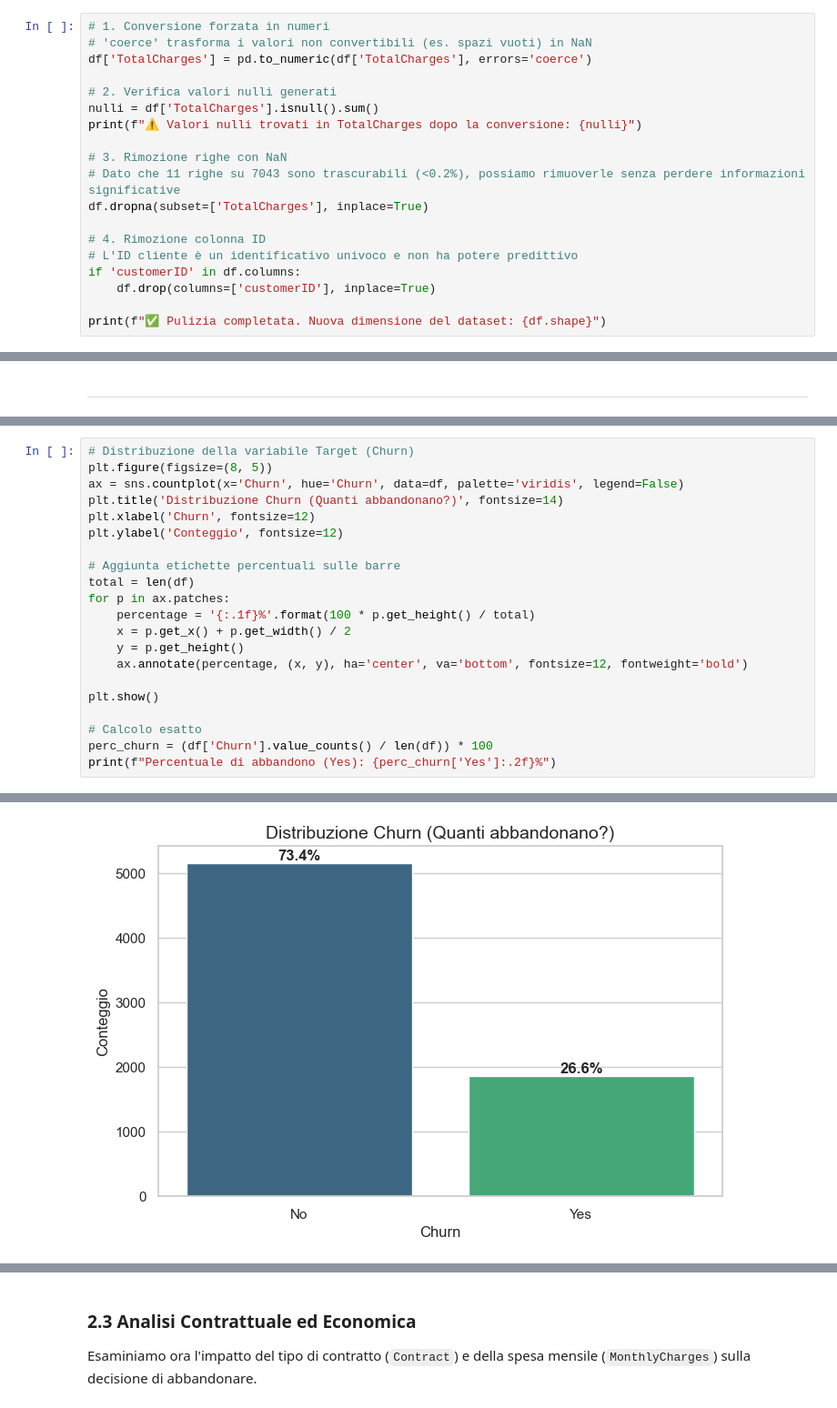
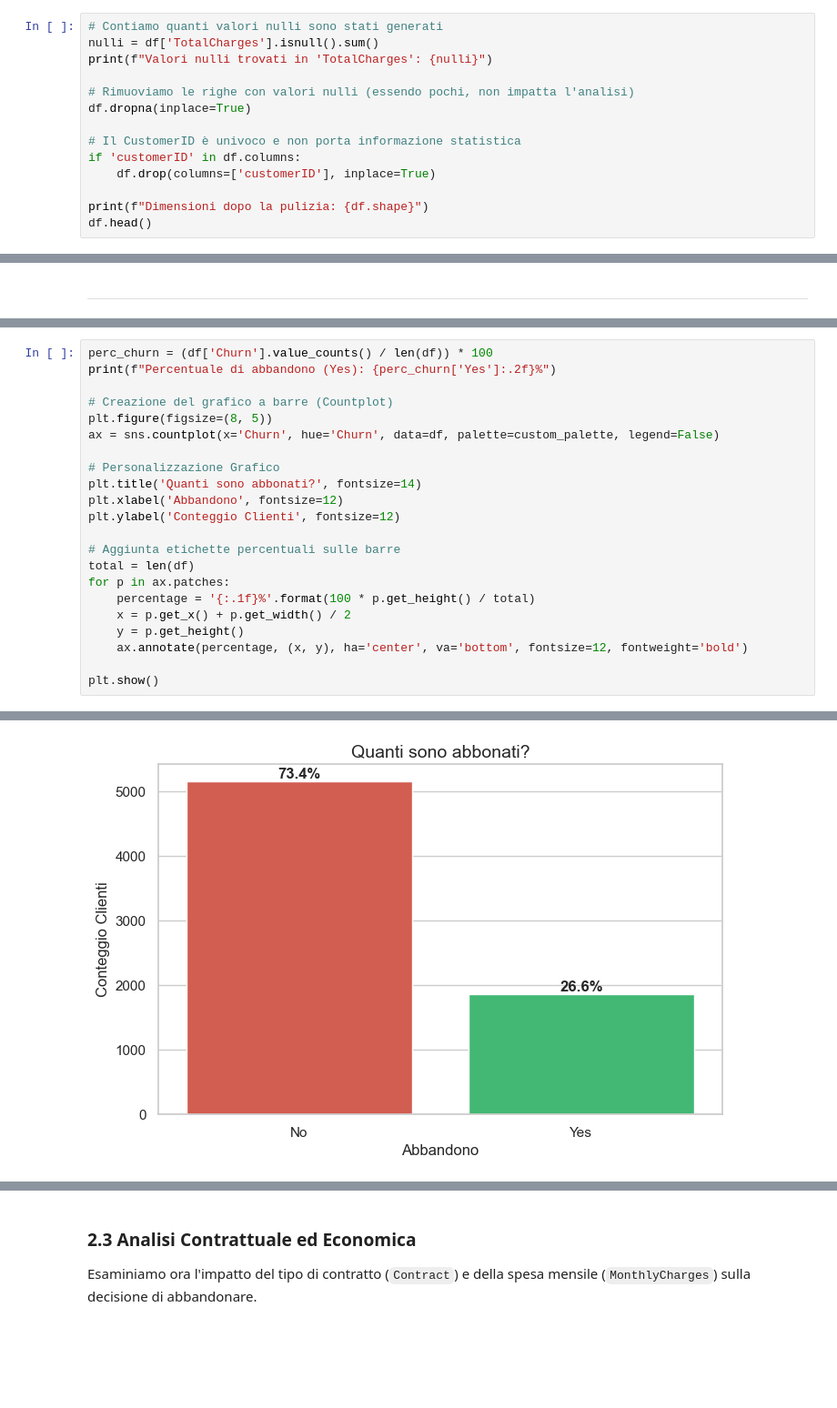
Before and after one commit to diegoandruccioli/telco-churn-analysis, a Jupyter notebook: notebooks/churn_analysis.ipynb, the cells around one changed output, grey strips where cells are left out. Shown at 91% size. Cells and saved outputs as stored; diff of their text form; blank space fills up the shorter version.

```diff
--- a/notebooks/churn_analysis.ipynb
+++ b/notebooks/churn_analysis.ipynb
@@ -102,20 +104,15 @@ In questa fase:
 # %%
-# 1. Conversione forzata in numeri
-# 'coerce' trasforma i valori non convertibili (es. spazi vuoti) in NaN
-df['TotalCharges'] = pd.to_numeric(df['TotalCharges'], errors='coerce')
+# Contiamo quanti valori nulli sono stati generati
+nulli = df['TotalCharges'].isnull().sum()
+print(f"Valori nulli trovati in 'TotalCharges': {nulli}")
 
-# 2. Verifica valori nulli generati
-nulli = df['TotalCharges'].isnull().sum()
-print(f"⚠️ Valori nulli trovati in TotalCharges dopo la conversione: {nulli}")
+# Rimuoviamo le righe con valori nulli (essendo pochi, non impatta l'analisi)
+df.dropna(inplace=True)
 
-# 3. Rimozione righe con NaN
-# Dato che 11 righe su 7043 sono trascurabili (<0.2%), possiamo rimuoverle senza perdere informazioni significative
-df.dropna(subset=['TotalCharges'], inplace=True)
-
-# 4. Rimozione colonna ID
-# L'ID cliente è un identificativo univoco e non ha potere predittivo
+# Il CustomerID è univoco e non porta informazione statistica
 if 'customerID' in df.columns:
     df.drop(columns=['customerID'], inplace=True)
 
-print(f"✅ Pulizia completata. Nuova dimensione del dataset: {df.shape}")
+print(f"Dimensioni dopo la pulizia: {df.shape}")
+df.head()
 # %% [output]
@@ -134,11 +138,16 @@ Prima di tutto, analizziamo la distribuzione della variabile che vogliamo preved
 È fondamentale capire se il dataset è bilanciato (numero simile di clienti che abbandonano e che rimangono) o sbilanciato. Dataset fortemente sbilanciati possono influenzare negativamente le prestazioni dei modelli di classificazione, portandoli a predire sempre la classe maggioritaria.
 # %%
-# Distribuzione della variabile Target (Churn)
+perc_churn = (df['Churn'].value_counts() / len(df)) * 100
+print(f"Percentuale di abbandono (Yes): {perc_churn['Yes']:.2f}%")
+
+# Creazione del grafico a barre (Countplot)
 plt.figure(figsize=(8, 5))
-ax = sns.countplot(x='Churn', hue='Churn', data=df, palette='viridis', legend=False)
-plt.title('Distribuzione Churn (Quanti abbandonano?)', fontsize=14)
-plt.xlabel('Churn', fontsize=12)
-plt.ylabel('Conteggio', fontsize=12)
+ax = sns.countplot(x='Churn', hue='Churn', data=df, palette=custom_palette, legend=False)
+
+# Personalizzazione Grafico
+plt.title('Quanti sono abbonati?', fontsize=14)
+plt.xlabel('Abbandono', fontsize=12)
+plt.ylabel('Conteggio Clienti', fontsize=12)
 
 # Aggiunta etichette percentuali sulle barre
 total = len(df)
@@ -149,8 +158,4 @@ for p in ax.patches:
     ax.annotate(percentage, (x, y), ha='center', va='bottom', fontsize=12, fontweight='bold')
 
 plt.show()
-
-# Calcolo esatto
-perc_churn = (df['Churn'].value_counts() / len(df)) * 100
-print(f"Percentuale di abbandono (Yes): {perc_churn['Yes']:.2f}%")
 # %% [output]
@@ -157 +163 @@ print(f"Percentuale di abbandono (Yes): {perc_churn['Yes']:.2f}%")
-[figure, old version]
+[figure, new version]
```
Also changed, not shown: parts of 50 cells of this notebook.
